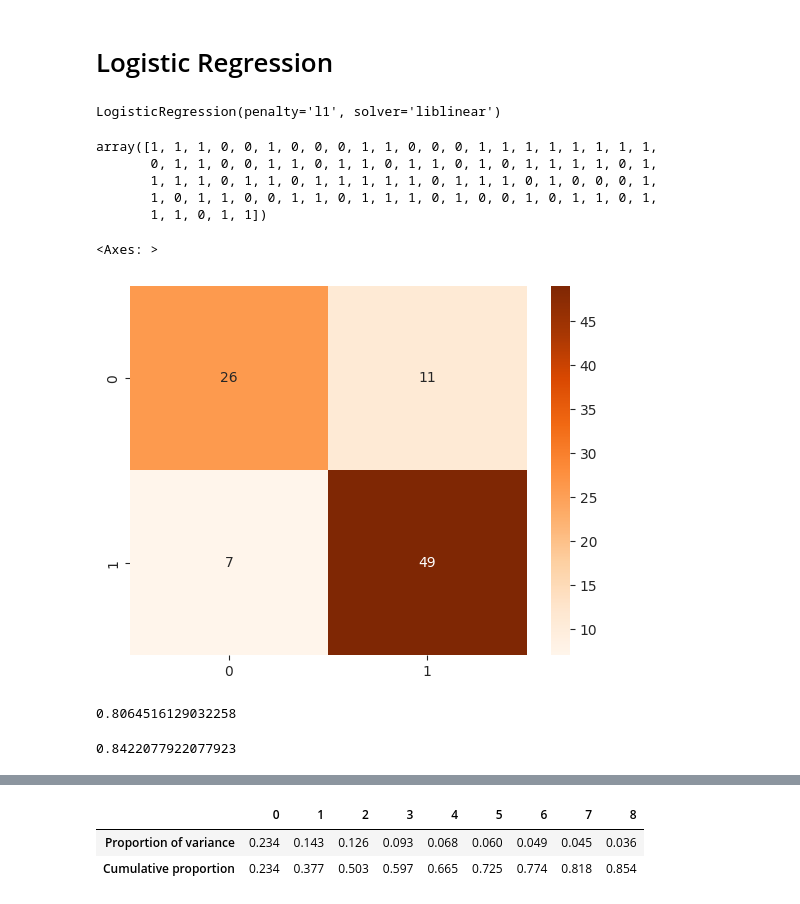
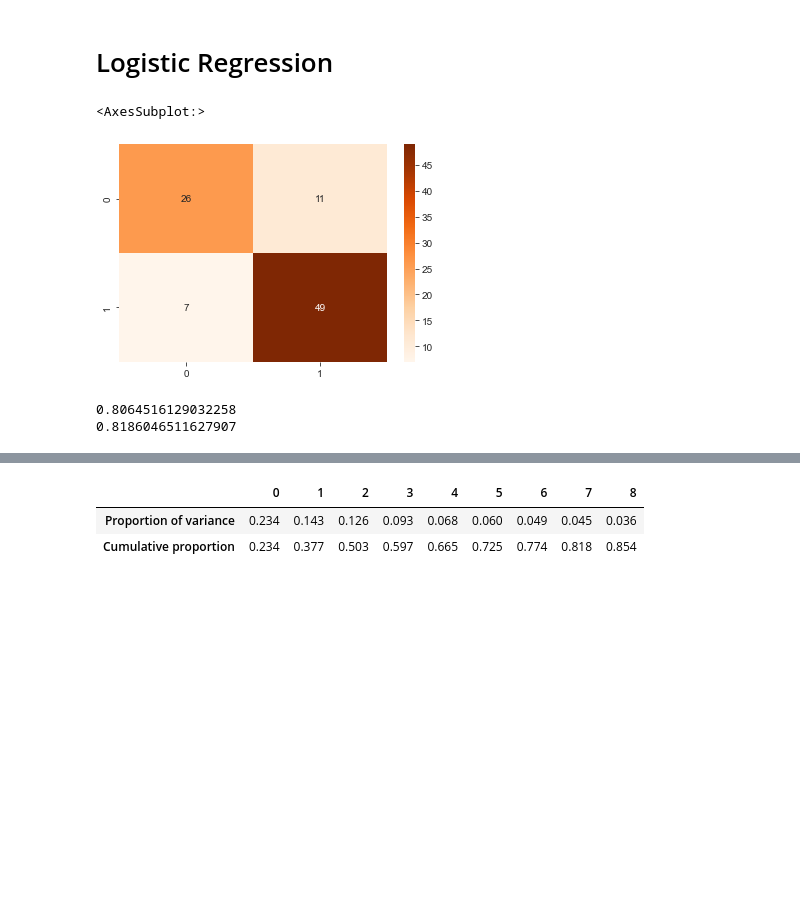
Before and after one commit to phillipxkg99/Predicting-2023-Boston-Celtics-Regular-Season-Wins, a Jupyter notebook: CelticsDataAnalysis.ipynb, the cells around one changed output, grey strips where cells are left out. Cells and saved outputs as stored; diff of their text form; code cells hidden in the pictures; blank space fills up the shorter version.

```diff
--- a/CelticsDataAnalysis.ipynb
+++ b/CelticsDataAnalysis.ipynb
@@ -218,5 +156,4 @@ pcs_df
 # %%
 #Scale Data with StandardScaler
-scaled_array = preprocessing.scale(newdf)
-scaled_df = pd.DataFrame(scaled_array)
-scaled_df
+scaledArray = preprocessing.scale(newdf)
+scaled_df = pd.DataFrame(scaledArray)
@@ -237,14 +160,14 @@ scaled_df
 # %%
 #PCA with Scaled Data
-newpcs = PCA(n_components=9)
-newpcs.fit(scaled_df)
+newPca = PCA(n_components=9)
+newPca.fit(scaled_df)
 
 # view the importance of principal components
-pcsSummary_df = pd.DataFrame({
-            'Proportion of variance': newpcs.explained_variance_ratio_,
-            'Cumulative proportion': np.cumsum(newpcs.explained_variance_ratio_)
+pcaSummary_df = pd.DataFrame({
+            'Proportion of variance': newPca.explained_variance_ratio_,
+            'Cumulative proportion': np.cumsum(newPca.explained_variance_ratio_)
             })
-pcsSummary_df.round(3)
+pcaSummary_df.round(3)
 # %% [output]
 |  | Proportion of variance | Cumulative proportion |
 | 0 | 0.191 | 0.191 |
@@ -304,9 +217,10 @@ plt.axhline(y=1, color='brown', linestyle='--')
 # %%
 #Producing DataFrame of Principal Components
-newpcs.fit(scaled_df)
-principalComponents = newpcs.fit_transform(scaled_df)
+newPca.fit(scaled_df)
+principalComponents = newPca.fit_transform(scaled_df)
 principalDF = pd.DataFrame(
         principalComponents.round(3),
-        columns = ['Scoring','OpponentStrength','SecondChance','FreeThrows','DefensiveRebounding','CelticStrength', 'PerimeterShooting','Turnovers','FreeThrowEfficiency']
+        columns = ['Scoring','OpponentStrength','SecondChance',
+                   'FreeThrows','DefensiveRebounding','CelticStrength',
+                   'PerimeterShooting','Turnovers','FreeThrowEfficiency']
         )
-principalDF
@@ -329,37 +229,26 @@ principalDF
 # %%
 #Performing Logistic Regression
 df['wl_x'] = df['wl_x'].astype('category')
-X_log = principalDF
-y_log = df['wl_x']
-X_log_train, X_log_test, y_log_train, y_log_test = train_test_split(X_log, y_log, test_size = 0.3, random_state = 1, stratify = y_log)
+X_logistic = principalDF
+y_logistic = df['wl_x']
+X_logistic_train, X_logistic_test, y_logistic_train, y_logistic_test = train_test_split(X_logistic, y_logistic, test_size = 0.3, random_state = 1, stratify = y_logistic)
+
+lr = LogisticRegression()
+lr.fit(X_logistic_train, y_logistic_train)
+y_logistic_pred = lr.predict(X_logistic_test)
-# %%
-lr = LogisticRegression(penalty='l1', solver= 'liblinear')
-lr.fit(X_log_train, y_log_train)
-# %% [output]
-LogisticRegression(penalty='l1', solver='liblinear')
-# %%
-y_log_pred = lr.predict(X_log_test)
-y_log_pred
-# %% [output]
-array([1, 1, 1, 0, 0, 1, 0, 0, 0, 1, 1, 0, 0, 0, 1, 1, 1, 1, 1, 1, 1, 1,
-       0, 1, 1, 0, 0, 1, 1, 0, 1, 1, 0, 1, 1, 0, 1, 0, 1, 1, 1, 1, 0, 1,
-       1, 1, 1, 0, 1, 1, 0, 1, 1, 1, 1, 1, 0, 1, 1, 1, 0, 1, 0, 0, 0, 1,
-       1, 0, 1, 1, 0, 0, 1, 1, 0, 1, 1, 1, 0, 1, 0, 0, 1, 0, 1, 1, 0, 1,
-       1, 1, 0, 1, 1])
 # %%
 #Confusion Matrix of Logistic Regression
-cm_log = confusion_matrix(y_log_test,y_log_pred)
-sns.heatmap(cm_log, annot= True, cmap = 'Oranges')
+conf_matrix_log = confusion_matrix(y_logistic_test ,y_logistic_pred)
+sns.heatmap(conf_matrix_log, annot= True, cmap = 'Oranges')
 # %% [output]
-<Axes: >
+<AxesSubplot:>
-[figure, old version]
+[figure, new version]
 # %%
 #Accuracy Score w/o CV
-accuracy_score(y_log_test, y_log_pred)
+print(accuracy_score(y_logistic_test, y_logistic_pred))
+
+#Accuracy Score of Logistic Regression with CV=10
+print(cross_val_score(lr, X_logistic_train, y_logistic_train, cv = 5, scoring = "accuracy").mean())
 # %% [output]
 0.8064516129032258
+0.8186046511627907
-# %%
-#Accuracy Score of Logistic Regression with CV=10
-cross_val_score(lr, X_log_train, y_log_train, cv = 10, scoring = "accuracy").mean()
-# %% [output]
-0.8422077922077923
```
Also changed, not shown: parts of 60 cells of this notebook, 1 other file.
